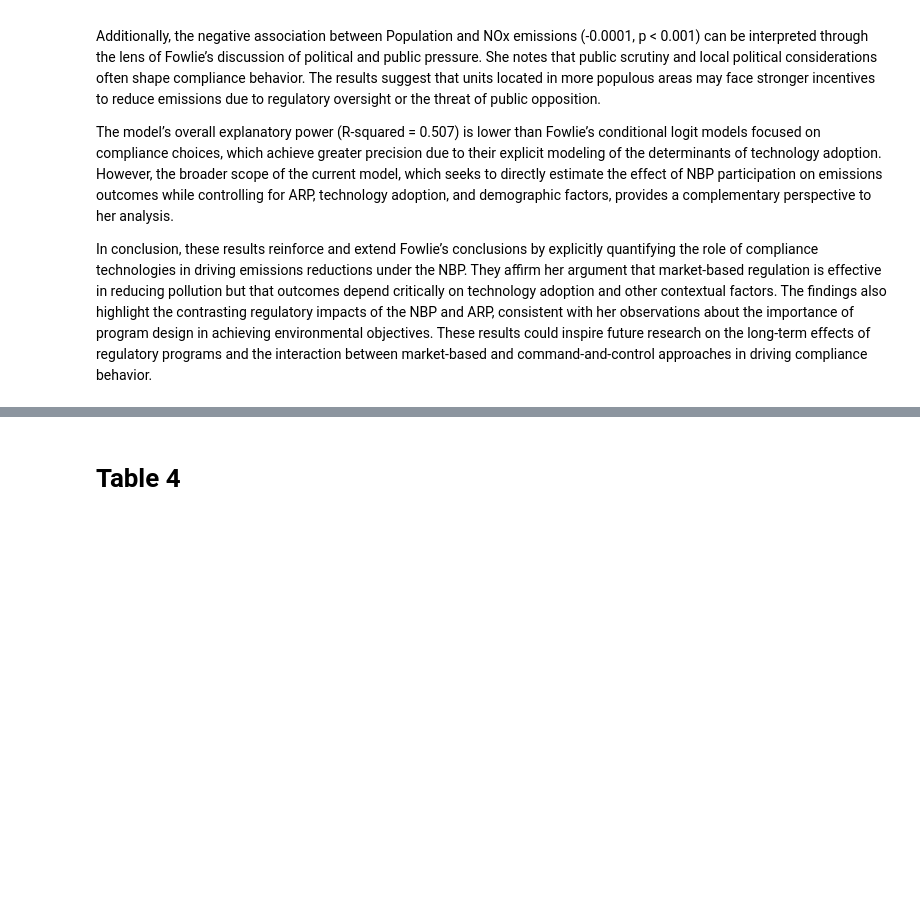
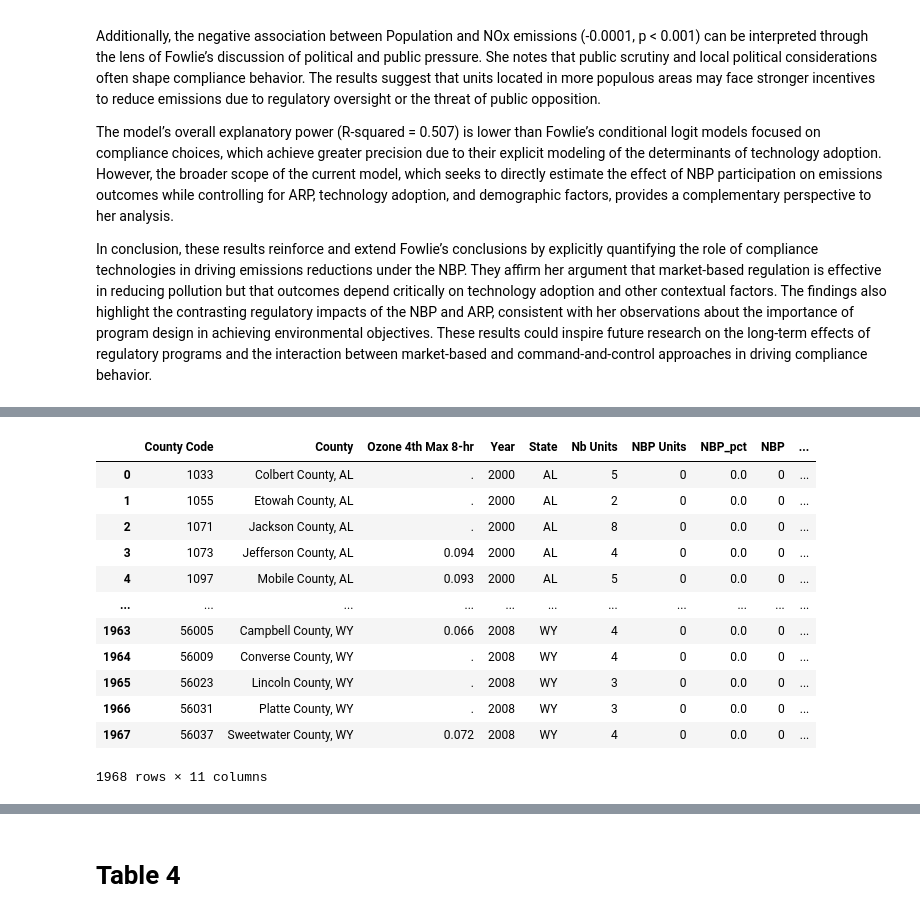
Before and after one commit to ZeliaDec/Econ, a Jupyter notebook: MGT-494.ipynb, the cells around one changed output, grey strips where cells are left out. Drawn from its saved outputs; the diff is of its cells as text; code cells hidden in the pictures; blank space fills up the shorter version.

```diff
--- a/MGT-494.ipynb
+++ b/MGT-494.ipynb
@@ -751,0 +727,12 @@ variable is perfectly explained using the effects included in the model.
+# %%
+# From EPA
+air_quality2000 = pd.read_csv(url+"conreport2000.csv")
+air_quality2001 = pd.read_csv(url+"conreport2001.csv")
+air_quality2002 = pd.read_csv(url+"conreport2002.csv")
+air_quality2003 = pd.read_csv(url+"conreport2003.csv")
+air_quality2004 = pd.read_csv(url+"conreport2004.csv")
+air_quality2005 = pd.read_csv(url+"conreport2005.csv")
+air_quality2006 = pd.read_csv(url+"conreport2006.csv")
+air_quality2007 = pd.read_csv(url+"conreport2007.csv")
+air_quality2008 = pd.read_csv(url+"conreport2008.csv")
+air_quality2008
@@ -751,0 +783,8 @@ variable is perfectly explained using the effects included in the model.
+# %%
+county_info=emissions_with_pop.groupby(by=['State','County','Year']).size().reset_index()
+county_info.rename(columns={0:'Nb Units'},inplace=True)
+county_info['NBP Units']=emissions_with_pop.groupby(by=['State','County','Year'])['NBP_Dummy'].sum().reset_index()['NBP_Dummy']
+county_info['NBP_pct']=county_info['NBP Units']/county_info['Nb Units']
+county_info['NBP']=(county_info['NBP Units']>0).astype(int)
+county_info['County']=county_info['County'].astype(str)+', '+county_info['State'].astype(str)
+county_info
@@ -751,0 +805,34 @@ variable is perfectly explained using the effects included in the model.
+# %%
+data_ozone = pd.merge(
+    ozone,
+    county_info,
+    left_on = ['County','Year'],
+    right_on = ['County','Year'],
+    how='inner'
+)
+data_ozone['post'] = (data_ozone['Year']>=2003).astype(int)
+# %%
+number_to_state_abbreviation = {v: k for k, v in state_abbreviation_to_number.items()}
+pop['County']=(pop['CTYNAME']).astype(str)+', '+ (pop['STATE'].map(number_to_state_abbreviation)).astype(str)
+# %%
+ozone_data = pd.merge(
+    data_ozone,
+    pop[['Year','County','Population']],
+    on = ['Year','County'],
+    how='inner'
+)
+ozone_data
+# %% [output]
+|  | County Code | County | Ozone 4th Max 8-hr | Year | State | Nb Units | NBP Units | NBP_pct | NBP | ... |
+| 0 | 1033 | Colbert County, AL | . | 2000 | AL | 5 | 0 | 0.0 | 0 | ... |
+| 1 | 1055 | Etowah County, AL | . | 2000 | AL | 2 | 0 | 0.0 | 0 | ... |
+| 2 | 1071 | Jackson County, AL | . | 2000 | AL | 8 | 0 | 0.0 | 0 | ... |
+| 3 | 1073 | Jefferson County, AL | 0.094 | 2000 | AL | 4 | 0 | 0.0 | 0 | ... |
+| 4 | 1097 | Mobile County, AL | 0.093 | 2000 | AL | 5 | 0 | 0.0 | 0 | ... |
+| ... | ... | ... | ... | ... | ... | ... | ... | ... | ... | ... |
+| 1963 | 56005 | Campbell County, WY | 0.066 | 2008 | WY | 4 | 0 | 0.0 | 0 | ... |
+| 1964 | 56009 | Converse County, WY | . | 2008 | WY | 4 | 0 | 0.0 | 0 | ... |
+| 1965 | 56023 | Lincoln County, WY | . | 2008 | WY | 3 | 0 | 0.0 | 0 | ... |
+| 1966 | 56031 | Platte County, WY | . | 2008 | WY | 3 | 0 | 0.0 | 0 | ... |
+| 1967 | 56037 | Sweetwater County, WY | 0.072 | 2008 | WY | 4 | 0 | 0.0 | 0 | ... |
+1968 rows × 11 columns
```
Also changed, not shown: parts of 42 cells of this notebook.
